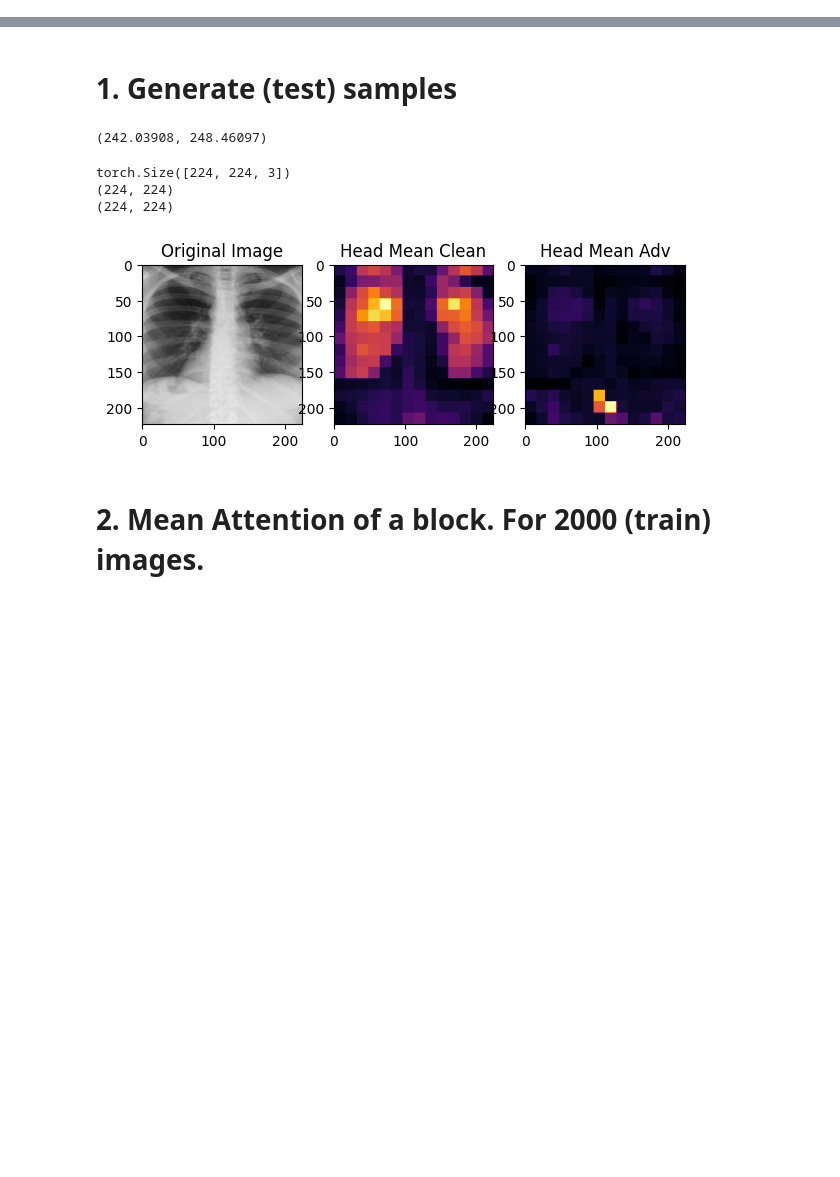
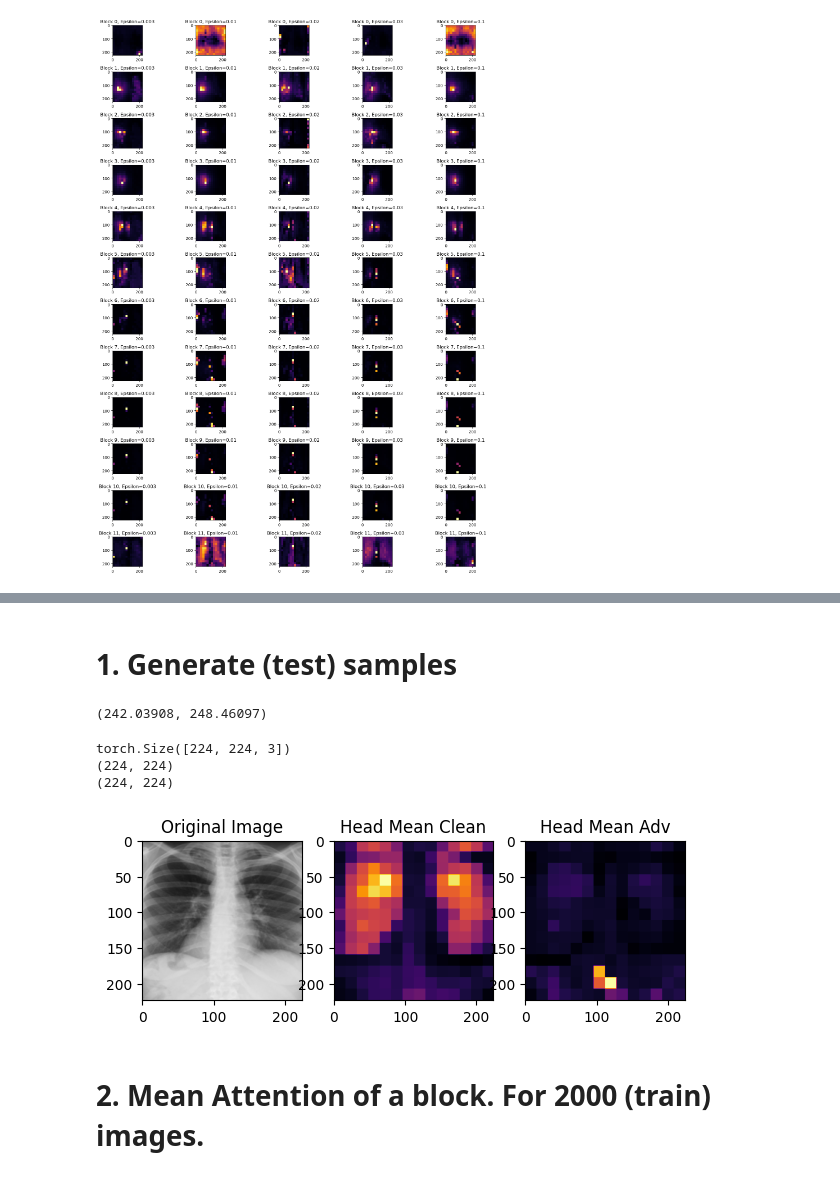
Before and after one commit to Razaimam45/XAIM, a Jupyter notebook: ibrahim_test/raza_round2.ipynb, the cells around one changed output, grey strips where cells are left out. Saved outputs shown, nothing was run; the diff lists cells and outputs as text; code cells hidden in the pictures; blank space fills up the shorter version.

Commit message:
Raza Updates 5

```diff
--- a/ibrahim_test/raza_round2.ipynb
+++ b/ibrahim_test/raza_round2.ipynb
@@ -75,0 +90,89 @@ torch.Size([224, 224, 3])
+# %%
+import os
+import torch
+import numpy as np
+import matplotlib.pyplot as plt
+from torchvision import transforms
+from PIL import Image
+from captum.attr import LayerActivation, LayerGradientXActivation
+from captum.attr import visualization as viz
+from tqdm import tqdm
+
+# Define the image folder and load the model
+image_folder = "/home/raza.imam/Documents/HC701B/Project/data/TB_data/testing/Tuberculosis/"
+image_files = [
+    f for f in os.listdir(image_folder) if f.endswith(".jpg") or f.endswith(".png")
+]
+
+# Define the transformation for image preprocessing
+transform = transforms.Compose(
+    [
+        transforms.Grayscale(num_output_channels=3),
+        transforms.RandomRotation((90, 90)),
+        transforms.CenterCrop(400),
+        transforms.Resize((224, 224)),
+        transforms.ToTensor(),
+    ]
+)
+
+# Define the number of images to read (N)
+N = 20  # Change this to the desired number of images
+
+# Create an empty list to store the images
+images_list = []
+
+# Loop through the first N image files and apply the transformation
+for i in range(N):
+    image_path = os.path.join(image_folder, image_files[i])
+    image = Image.open(image_path)
+    img = transform(image)
+    img = img.unsqueeze(0)
+    images_list.append(img)
+
+# Convert the list of images into a tensor
+images_tensor = torch.cat(images_list, dim=0)
+
+# Define epsilon values to iterate over
+eps_list = [0.003, 0.01, 0.02, 0.03, 0.1]
+
+# Initialize lists to store average attention maps for each block and epsilon
+avg_attentions = [[] for _ in range(12)]
+
+# Loop through the images and epsilon values
+for img in images_tensor:
+    img = img.unsqueeze(0)
+
+    # Initialize lists to store attention maps for each block and epsilon
+    attentions = [[] for _ in range(12)]
+
+    for eps in eps_list:
+        pgd = PGD(model, lower_bound=0, upper_bound=1)
+        pgd_image = pgd.perturb(img.cuda(), radius=0.13, step_size=eps, step_num=40, target=1)
+        pgd_img = torch.tensor((pgd_image.cpu().data.numpy()))
+
+        for block in range(12):
+            img_attn = get_blk_attn(input_img=pgd_img.cuda(), blk=block, model=model)
+            attentions[block].append(img_attn)
+
+    # Calculate the average attention maps for each block and epsilon
+    for block in range(12):
+        avg_attention = np.mean(attentions[block], axis=0)
+        avg_attentions[block].append(avg_attention)
+
+# Plot the average attention maps
+num_blocks = len(avg_attentions)
+print(num_blocks)
+num_epsilons = len(eps_list)
+print(num_epsilons)
+
+plt.figure(figsize=(15, 20))
+
+for block in range(num_blocks):
+    for eps_idx, epsilon in enumerate(eps_list):
+        plt.subplot(num_blocks, num_epsilons, block * num_epsilons + eps_idx + 1)
+        plt.imshow(avg_attentions[block][eps_idx], cmap='inferno')
+        plt.title(f'Block {block}, Epsilon={epsilon}')
+
+plt.tight_layout()
+plt.show()
+# %% [output]
@@ -75,0 +181 @@ torch.Size([224, 224, 3])
+[figure, added]
```
Also changed, not shown: parts of 4 cells of this notebook, 57 other files.
